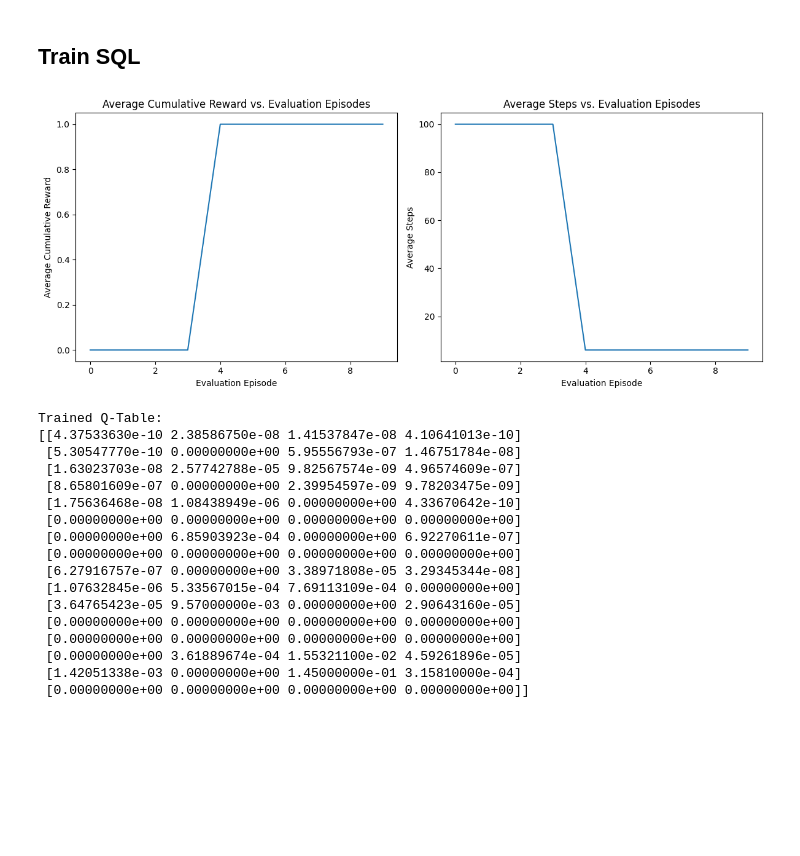
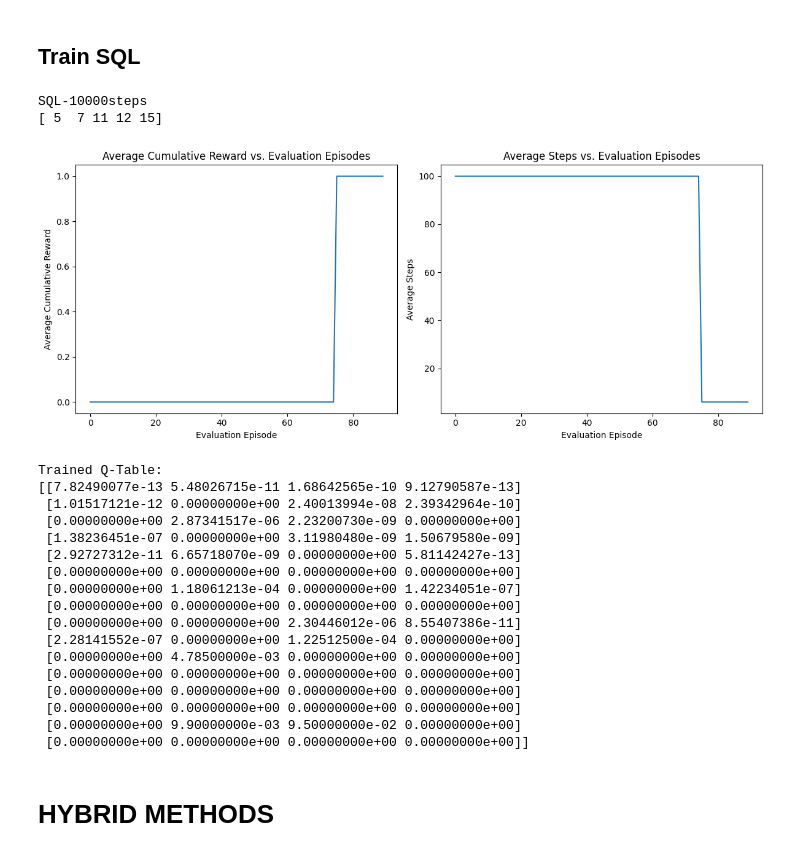
Before and after one commit to mahtabbm/RL_playground, a Jupyter notebook: frozenlake_variants.ipynb, the cells around one changed output. Cells and saved outputs as stored; diff of their text form; code cells hidden in the pictures; blank space fills up the shorter version.

```diff
--- a/frozenlake_variants.ipynb
+++ b/frozenlake_variants.ipynb
@@ -413,29 +417,34 @@ Double Q-learning training completed.
 # %%
 # Train the agent using Speedy Q Learning
-q_table, rewards, lengths = asynchronous_speedy_q_learning(env, total_time_steps=2000, eval_episodes=200, eval_every=200)
+print("SQL-10000steps")
+q_table, rewards, lengths = asynchronous_speedy_q_learning(env, total_time_steps=900, eval_episodes=10, eval_every=10)
 _plot_evaluation(rewards, lengths)
 # # visualize_frozen_lake(q_table)
 print("Trained Q-Table:")
 print(q_table)
 # %% [output]
+SQL-10000steps
+[ 5  7 11 12 15]
-[figure, old version]
+[figure, new version]
-Trained Q-Table:
-[[4.37533630e-10 2.38586750e-08 1.41537847e-08 4.10641013e-10]
- [5.30547770e-10 0.00000000e+00 5.95556793e-07 1.46751784e-08]
- [1.63023703e-08 2.57742788e-05 9.82567574e-09 4.96574609e-07]
- [8.65801609e-07 0.00000000e+00 2.39954597e-09 9.78203475e-09]
- [1.75636468e-08 1.08438949e-06 0.00000000e+00 4.33670642e-10]
- [0.00000000e+00 0.00000000e+00 0.00000000e+00 0.00000000e+00]
- [0.00000000e+00 6.85903923e-04 0.00000000e+00 6.92270611e-07]
- [0.00000000e+00 0.00000000e+00 0.00000000e+00 0.00000000e+00]
- [6.27916757e-07 0.00000000e+00 3.38971808e-05 3.29345344e-08]
- [1.07632845e-06 5.33567015e-04 7.69113109e-04 0.00000000e+00]
- [3.64765423e-05 9.57000000e-03 0.00000000e+00 2.90643160e-05]
- [0.00000000e+00 0.00000000e+00 0.00000000e+00 0.00000000e+00]
- [0.00000000e+00 0.00000000e+00 0.00000000e+00 0.00000000e+00]
- [0.00000000e+00 3.61889674e-04 1.55321100e-02 4.59261896e-05]
- [1.42051338e-03 0.00000000e+00 1.45000000e-01 3.15810000e-04]
- [0.00000000e+00 0.00000000e+00 0.00000000e+00 0.00000000e+00]]
+Trained Q-Table:
+[[7.82490077e-13 5.48026715e-11 1.68642565e-10 9.12790587e-13]
+ [1.01517121e-12 0.00000000e+00 2.40013994e-08 2.39342964e-10]
+ [0.00000000e+00 2.87341517e-06 2.23200730e-09 0.00000000e+00]
+ [1.38236451e-07 0.00000000e+00 3.11980480e-09 1.50679580e-09]
+ [2.92727312e-11 6.65718070e-09 0.00000000e+00 5.81142427e-13]
+ [0.00000000e+00 0.00000000e+00 0.00000000e+00 0.00000000e+00]
+ [0.00000000e+00 1.18061213e-04 0.00000000e+00 1.42234051e-07]
+ [0.00000000e+00 0.00000000e+00 0.00000000e+00 0.00000000e+00]
+ [0.00000000e+00 0.00000000e+00 2.30446012e-06 8.55407386e-11]
+ [2.28141552e-07 0.00000000e+00 1.22512500e-04 0.00000000e+00]
+ [0.00000000e+00 4.78500000e-03 0.00000000e+00 0.00000000e+00]
+ [0.00000000e+00 0.00000000e+00 0.00000000e+00 0.00000000e+00]
+ [0.00000000e+00 0.00000000e+00 0.00000000e+00 0.00000000e+00]
+ [0.00000000e+00 0.00000000e+00 0.00000000e+00 0.00000000e+00]
+ [0.00000000e+00 9.90000000e-03 9.50000000e-02 0.00000000e+00]
+ [0.00000000e+00 0.00000000e+00 0.00000000e+00 0.00000000e+00]]
+# %% [markdown]
+# HYBRID METHODS
 # %%
 
 def initialize_q_tables(state_space, action_space):
```
Also changed, not shown: parts of 14 cells of this notebook, 1 other file.
